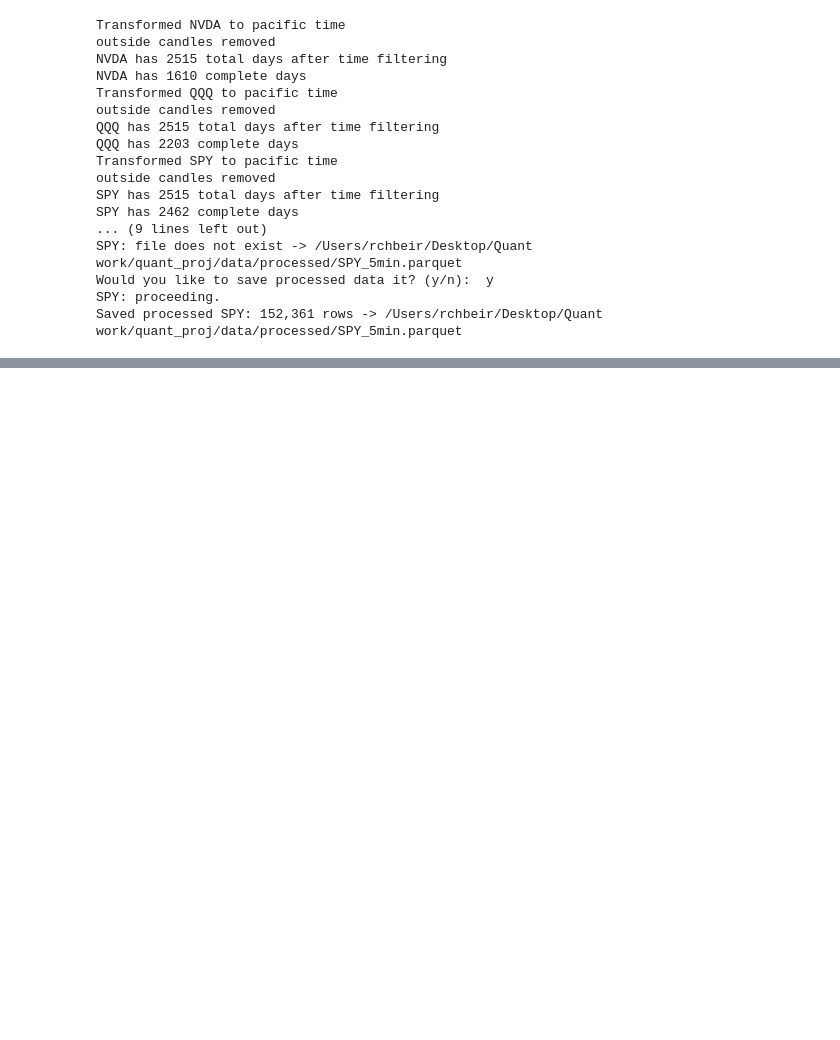
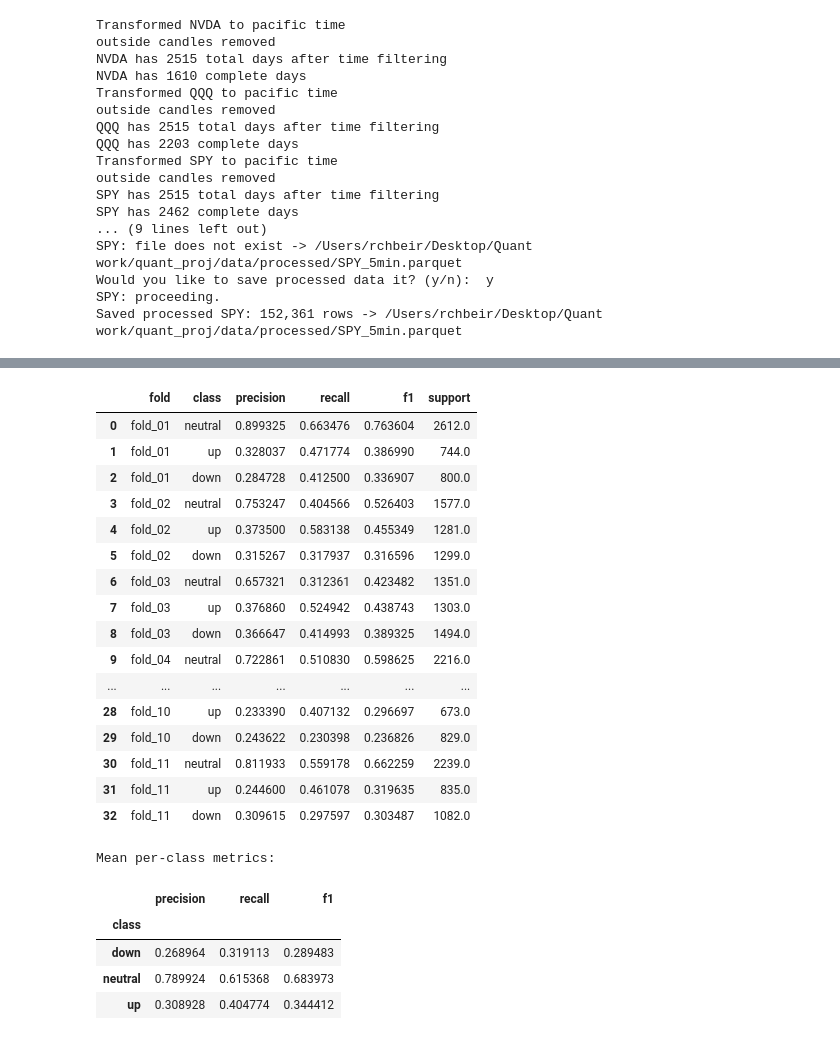
Before and after one commit to raymondchbeir/quant-research, a Jupyter notebook: notebooks/project.ipynb, the cells around one changed output, grey strips where cells are left out. Saved outputs shown, nothing was run; the diff lists cells and outputs as text; code cells hidden in the pictures; blank space fills up the shorter version.

```diff
--- a/notebooks/project.ipynb
+++ b/notebooks/project.ipynb
@@ -1562,0 +1939,62 @@ Saved labeled dataset to /Users/rchbeir/Desktop/Quant work/quant_proj/data/proce
+# %%
+from pathlib import Path
+import json
+import pandas as pd
+
+from quant_research.utils.paths import PROCESSED_DATA_DIR
+
+results_dir = Path(PROCESSED_DATA_DIR) / "xgboost_walk_forward_5min_balanced"
+
+rows = []
+
+for report_path in sorted(results_dir.glob("fold_*/classification_report.json")):
+    fold = report_path.parent.name
+
+    with report_path.open("r") as file:
+        report = json.load(file)
+
+    for class_name in ["neutral", "up", "down"]:
+        rows.append({
+            "fold": fold,
+            "class": class_name,
+            "precision": report[class_name]["precision"],
+            "recall": report[class_name]["recall"],
+            "f1": report[class_name]["f1-score"],
+            "support": report[class_name]["support"],
+        })
+
+per_class_balanced = pd.DataFrame(rows)
+
+display(per_class_balanced)
+
+print("\nMean per-class metrics:")
+display(
+    per_class_balanced
+    .groupby("class")[["precision", "recall", "f1"]]
+    .mean()
+    .sort_index()
+)
+# %% [output]
+|  | fold | class | precision | recall | f1 | support |
+| 0 | fold_01 | neutral | 0.899325 | 0.663476 | 0.763604 | 2612.0 |
+| 1 | fold_01 | up | 0.328037 | 0.471774 | 0.386990 | 744.0 |
+| 2 | fold_01 | down | 0.284728 | 0.412500 | 0.336907 | 800.0 |
+| 3 | fold_02 | neutral | 0.753247 | 0.404566 | 0.526403 | 1577.0 |
+| 4 | fold_02 | up | 0.373500 | 0.583138 | 0.455349 | 1281.0 |
+| 5 | fold_02 | down | 0.315267 | 0.317937 | 0.316596 | 1299.0 |
+| 6 | fold_03 | neutral | 0.657321 | 0.312361 | 0.423482 | 1351.0 |
+| 7 | fold_03 | up | 0.376860 | 0.524942 | 0.438743 | 1303.0 |
+| 8 | fold_03 | down | 0.366647 | 0.414993 | 0.389325 | 1494.0 |
+| 9 | fold_04 | neutral | 0.722861 | 0.510830 | 0.598625 | 2216.0 |
+| ... | ... | ... | ... | ... | ... | ... |
+| 28 | fold_10 | up | 0.233390 | 0.407132 | 0.296697 | 673.0 |
+| 29 | fold_10 | down | 0.243622 | 0.230398 | 0.236826 | 829.0 |
+| 30 | fold_11 | neutral | 0.811933 | 0.559178 | 0.662259 | 2239.0 |
+| 31 | fold_11 | up | 0.244600 | 0.461078 | 0.319635 | 835.0 |
+| 32 | fold_11 | down | 0.309615 | 0.297597 | 0.303487 | 1082.0 |
+Mean per-class metrics:
+|  | precision | recall | f1 |
+| class |  |  |  |
+| down | 0.268964 | 0.319113 | 0.289483 |
+| neutral | 0.789924 | 0.615368 | 0.683973 |
+| up | 0.308928 | 0.404774 | 0.344412 |
```
Also changed, not shown: parts of 52 cells of this notebook, 13 other files.
